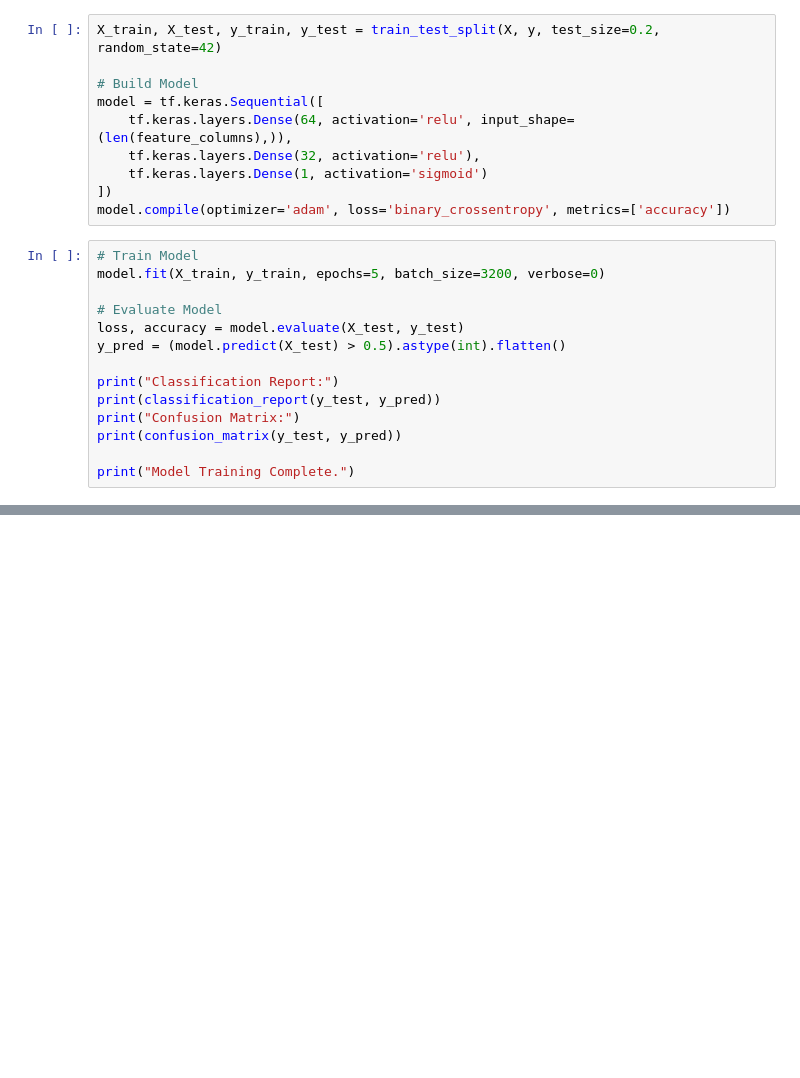
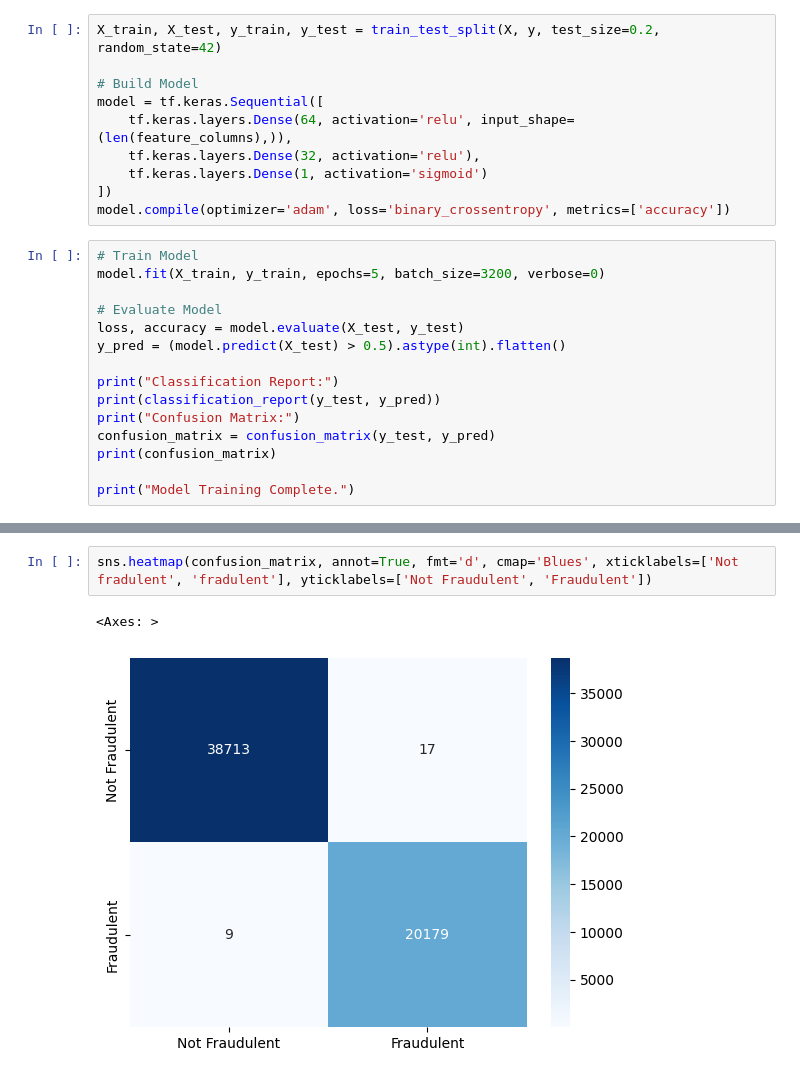
Before and after one commit to manideepsp/Assessment_TensorflowKeras_NeuralNetworks_MachineLearning, a Jupyter notebook: UnsupervisedLearning/kmeansClusteringCreditcardScamDetection.ipynb, the cells around one changed output, grey strips where cells are left out. Drawn from its saved outputs; the diff is of its cells as text; blank space fills up the shorter version.

```diff
--- a/UnsupervisedLearning/kmeansClusteringCreditcardScamDetection.ipynb
+++ b/UnsupervisedLearning/kmeansClusteringCreditcardScamDetection.ipynb
@@ -176,7 +176,8 @@ y_pred = (model.predict(X_test) > 0.5).astype(int).flatten()
 print("Classification Report:")
 print(classification_report(y_test, y_pred))
 print("Confusion Matrix:")
-print(confusion_matrix(y_test, y_pred))
+confusion_matrix = confusion_matrix(y_test, y_pred)
+print(confusion_matrix)
 
 print("Model Training Complete.")
 # %% [output]
@@ -198 +199,6 @@ Confusion Matrix:
 Model Training Complete.
+# %%
+sns.heatmap(confusion_matrix, annot=True, fmt='d', cmap='Blues', xticklabels=['Not fradulent', 'fradulent'], yticklabels=['Not Fraudulent', 'Fraudulent'])
+# %% [output]
+<Axes: >
+[figure, added]
```
Also changed, not shown: parts of 3 cells of this notebook.
